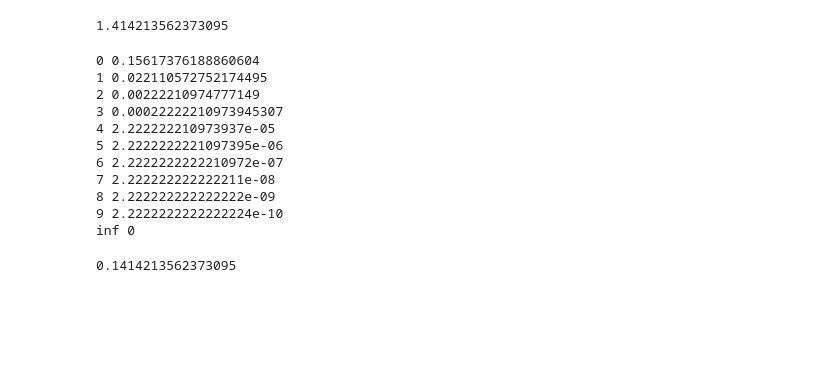
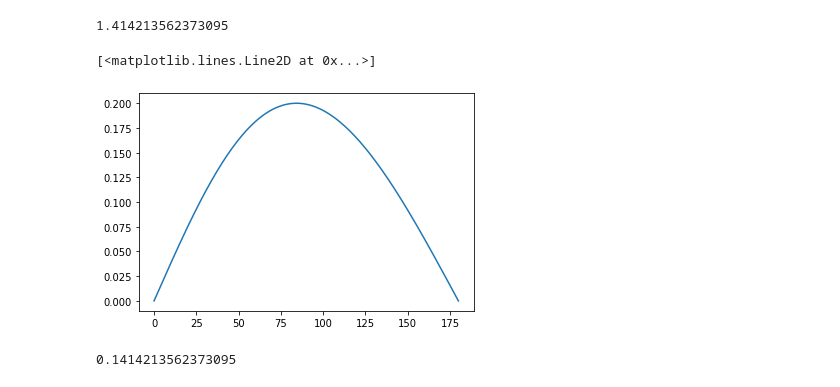
Before and after one commit to ejbosia/Fermat-Spirals, a Jupyter notebook: Shapley Tests.ipynb, the cells around one changed output. Drawn from its saved outputs; the diff is of its cells as text; code cells hidden in the pictures; blank space fills up the shorter version.

```diff
--- a/Shapley Tests.ipynb
+++ b/Shapley Tests.ipynb
@@ -231,31 +231,24 @@ curvature(p0,p1,p2)
 1.414213562373095
 # %%
 import math
+
+
+curves = []
 
 # move p3 around half a unit circle
 for i in range(181):
 
     rad = math.radians(i)
 
-    p3 = Point((1, 1/(10**i)))
+    p3 = Point((np.cos(rad), np.sin(rad)))
+
+    curves.append(curvature(p0,p1,p3))
 
 
-    print(i, curvature(p0,p1,p3))
-
-
-print("inf", curvature(p0,p1,p0))
+plt.plot(curves)
 # %% [output]
-0 0.15617376188860604
-1 0.022110572752174495
-2 0.00222210974777149
-3 0.00022222210973945307
-4 2.222222210973937e-05
-5 2.2222222221097395e-06
-6 2.2222222222210972e-07
-7 2.222222222222211e-08
-8 2.222222222222222e-09
-9 2.2222222222222224e-10
-inf 0
+[<matplotlib.lines.Line2D at 0x...>]
+[figure, added]
 # %%
 p0 = Point((10,0))
 p1 = Point((0,0))
```
Also changed, not shown: 3 other files.
